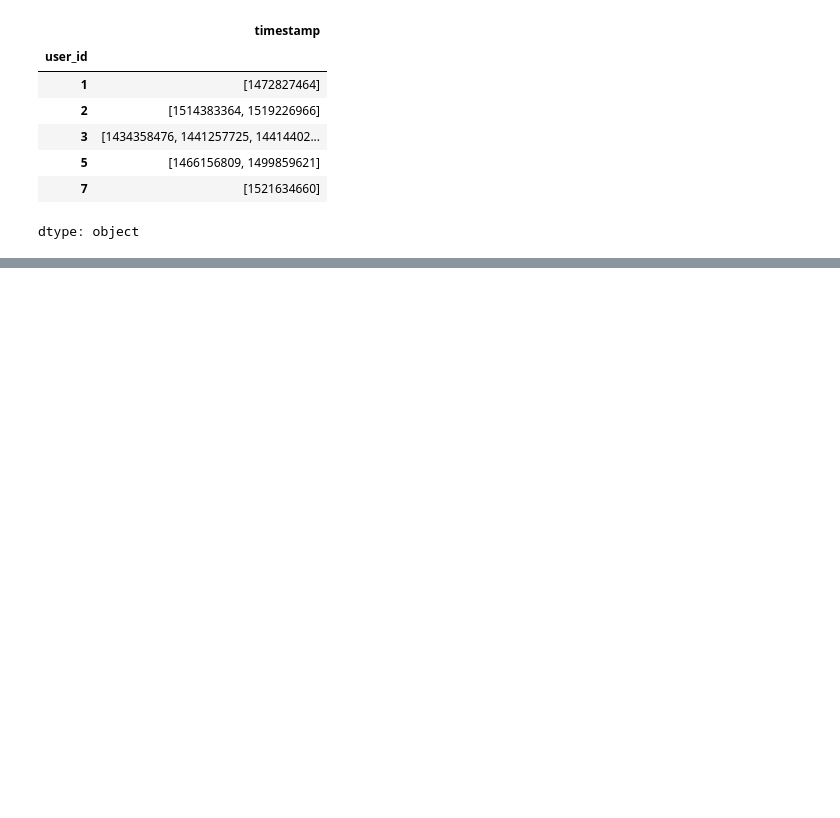
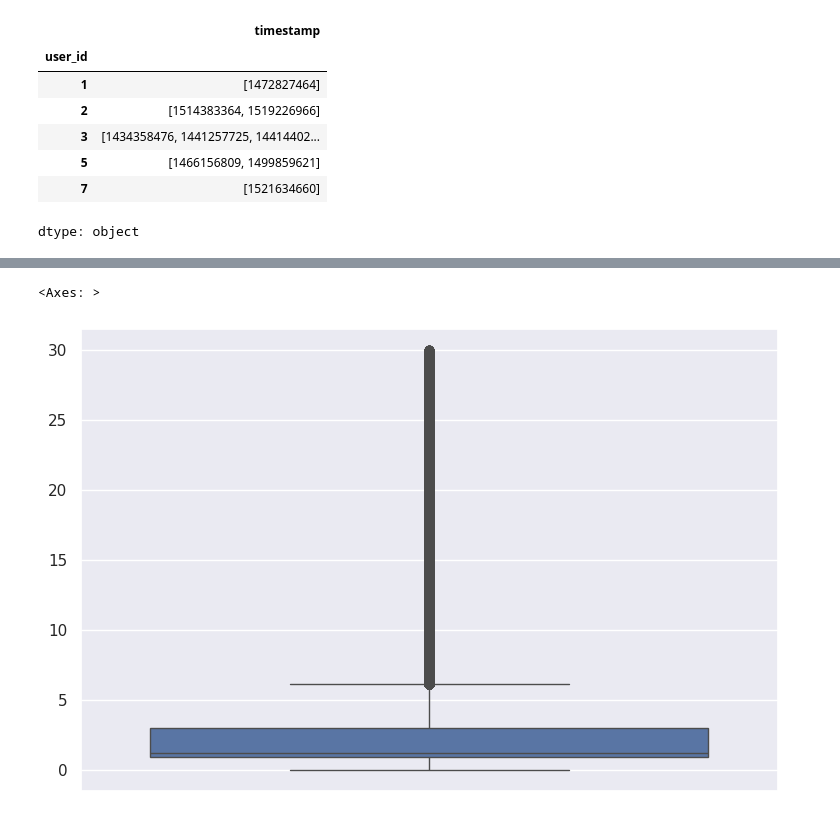
Before and after one commit to MinyaevAndrey/ML-Stepik, a Jupyter notebook: ML_Stepik1.ipynb, the cells around one changed output, grey strips where cells are left out. Drawn from its saved outputs; the diff is of its cells as text; code cells hidden in the pictures; blank space fills up the shorter version.

```diff
--- a/ML_Stepik1.ipynb
+++ b/ML_Stepik1.ipynb
@@ -341,0 +411,5 @@ np.float64(2.4549355080764534e-09)
+# %%
+sns.boxplot(gap_data[gap_data < 30])
+# %% [output]
+<Axes: >
+[figure, added]
```
Also changed, not shown: parts of 23 cells of this notebook.
